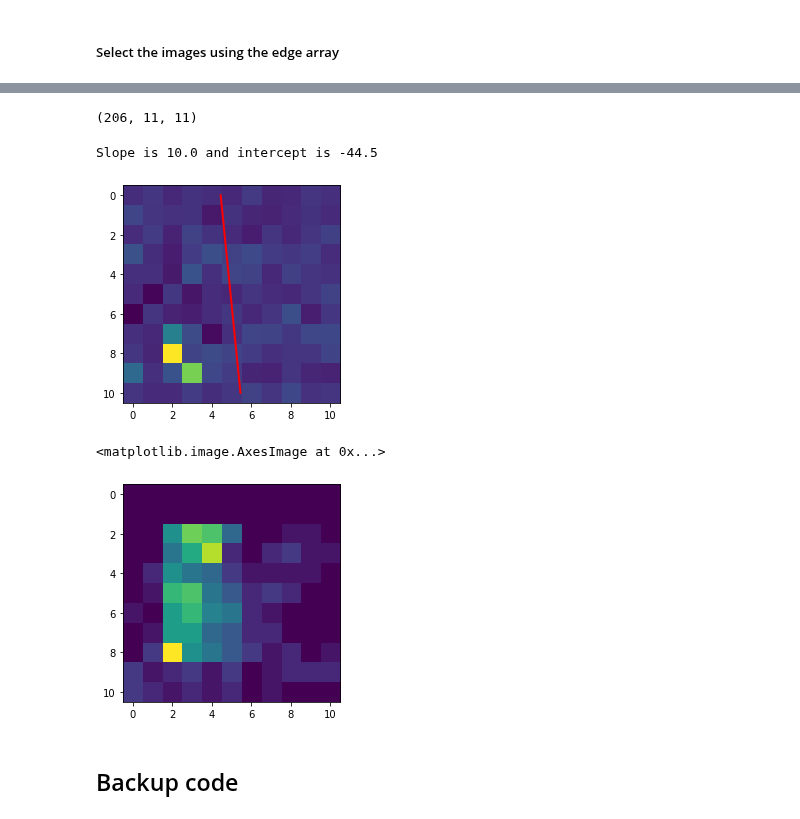
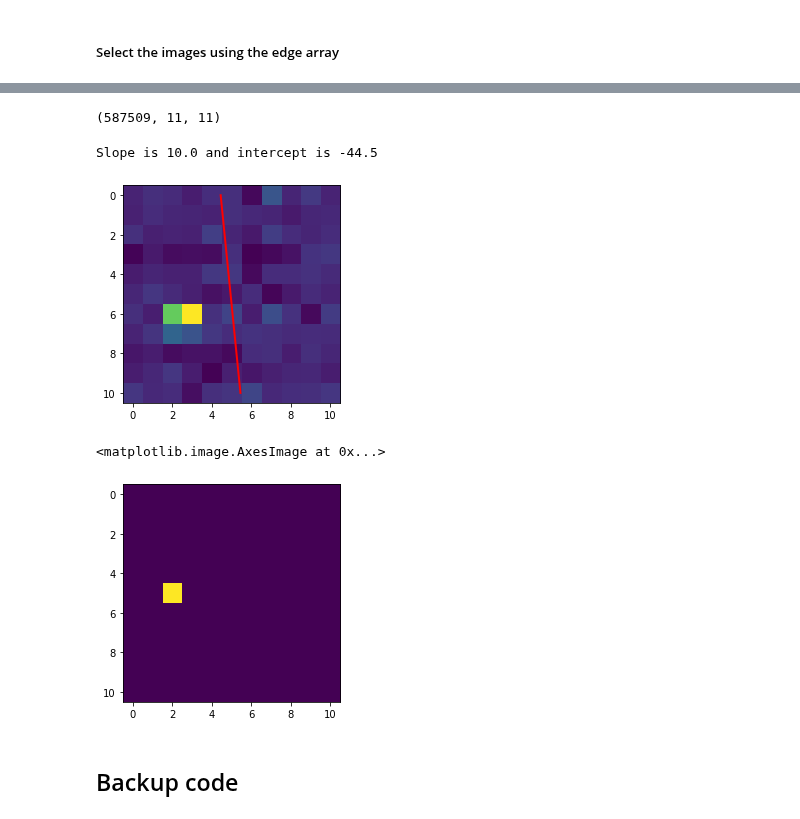
Before and after one commit to jerenner/emsim, a Jupyter notebook: notebooks/emsim_dataproc.ipynb, the cells around one changed output, grey strips where cells are left out. Cells and saved outputs as stored; diff of their text form; code cells hidden in the pictures.

```diff
--- a/notebooks/emsim_dataproc.ipynb
+++ b/notebooks/emsim_dataproc.ipynb
@@ -361,12 +330,13 @@ def choose_subimages(img, img_th, available_edges, valid_subimages, valid_subima
 # %%
+th = 100
 subimg_halfsize = 5
 rmin = 0
 rmax = len(x_edges)
 cmin = 0
 cmax = len(x_edges) # assume image is square
 
-valid_subimages, valid_subimages_th = [], []
-line_m, line_b = [], []
+valid_subimages, valid_subimages_th = None, None
+line_m, line_b = None, None
 
 datfiles = glob("/home/jrenner/local/data/4dstem/scan_0000001768/*.dat")
 for datfile in datfiles:
@@ -391,12 +361,25 @@ for datfile in datfiles:
         available_edges = np.ones(len(x_edges))
 
         # Get the subimages.
-        choose_subimages(img, img_th, available_edges, valid_subimages, valid_subimages_th, line_m, line_b)
+        t_valid_subimages, t_valid_subimages_th, t_line_m, t_line_b = choose_subimages(img, img_th, available_edges)
+
+        if(valid_subimages is None): valid_subimages = t_valid_subimages
+        else: valid_subimages = np.append(valid_subimages, t_valid_subimages, axis=0)
+        if(valid_subimages_th is None): valid_subimages_th = t_valid_subimages_th
+        else: valid_subimages_th = np.append(valid_subimages_th, t_valid_subimages_th, axis=0)
+        if(line_m is None): line_m = t_line_m
+        else: line_m = np.append(line_m, t_line_m, axis=0)
+        if(line_b is None): line_b = t_line_b
+        else: line_b = np.append(line_b, t_line_b, axis=0)
+
+    del imgs
+    del imgs_th
+    gc.collect()
 
 # Convert to numpy arrays.
-valid_subimages = np.array(valid_subimages)
-valid_subimages_th = np.array(valid_subimages_th)
-line_m = np.array(line_m)
-line_b = np.array(line_b)
+# valid_subimages = np.array(valid_subimages)
+# valid_subimages_th = np.array(valid_subimages_th)
+# line_m = np.array(line_m)
+# line_b = np.array(line_b)
 # %% [output]
 Reading datafile /home/jrenner/local/data/4dstem/scan_0000001768/team1k_ued_0000001768_0000000015.dat
@@ -406,4 +402,4 @@ Reading datafile /home/jrenner/local/data/4dstem/scan_0000001768/team1k_ued_0000
 # %%
 valid_subimages.shape
 # %% [output]
-(206, 11, 11)
+(587509, 11, 11)
@@ -410,5 +415,5 @@ valid_subimages.shape
 # %%
-isub = 0
+isub = 6
 nrows = ncols = 11
 # %%
 # Plot subimages.
@@ -424,13 +429,13 @@ len(subimg[subimg > 0]) > 0
 print("Slope is",mm,"and intercept is",bb)
 # %% [output]
 Slope is 10.0 and intercept is -44.5
-[figure, old version]
+[figure, new version]
 # %%
-#plt.imshow(valid_subimages_th[isub])
-plt.imshow(np.sum(valid_subimages_th,axis=0))
+plt.imshow(valid_subimages_th[isub])
+#plt.imshow(np.sum(valid_subimages_th,axis=0))
 # %% [output]
 <matplotlib.image.AxesImage at 0x...>
-[figure, old version]
+[figure, new version]
 # %%
 len(valid_subimages)
 # %% [markdown]
```
Also changed, not shown: parts of 18 cells of this notebook, 7 other files.
